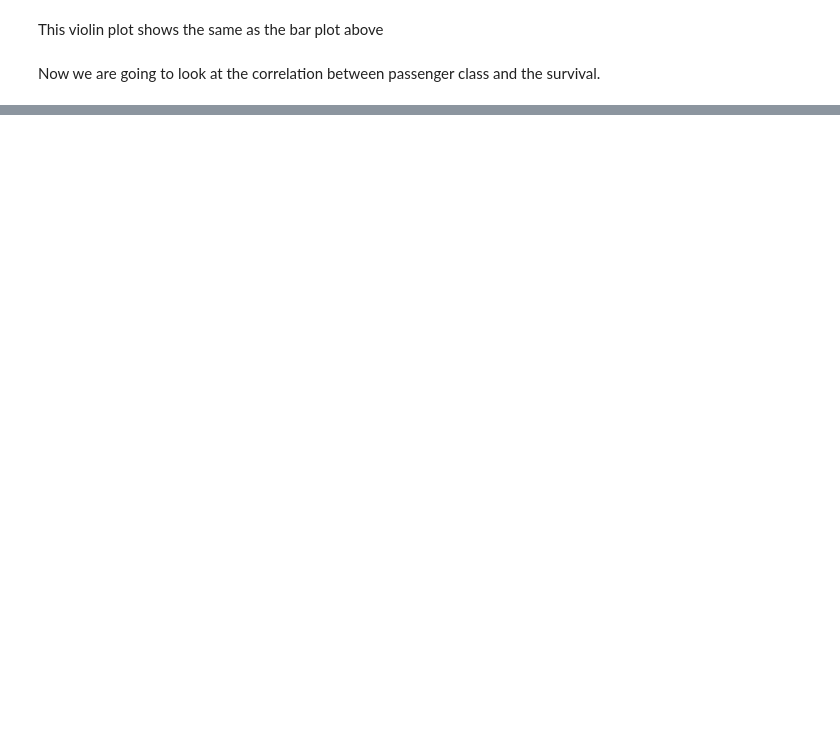
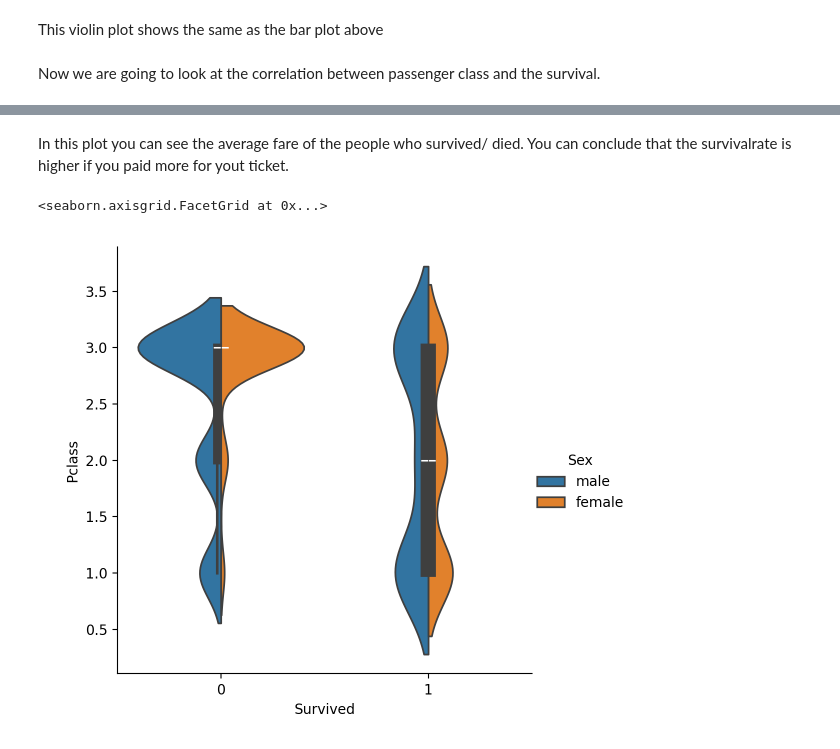
Before and after one commit to dhbw-ma-ppp/ppp-2023, a Jupyter notebook: Exercises/BoWichtendahl/exercises_08.ipynb, the cells around one changed output, grey strips where cells are left out. Drawn from its saved outputs; the diff is of its cells as text; code cells hidden in the pictures; blank space fills up the shorter version.

```diff
--- a/Exercises/BoWichtendahl/exercises_08.ipynb
+++ b/Exercises/BoWichtendahl/exercises_08.ipynb
@@ -93,0 +96,7 @@ sns.catplot(data=titanic_data, kind="bar", x="Survived", y="Fare", hue="Sex")
+# %% [markdown]
+In this plot you can see the average fare of the people who survived/ died. You can conclude that the survivalrate is higher if you paid more for yout ticket.
+# %%
+sns.catplot(data=titanic_data, kind="violin", x="Survived", y="Pclass", hue="Sex", split=True)
+# %% [output]
+<seaborn.axisgrid.FacetGrid at 0x...>
+[figure, added]
```
Also changed, not shown: parts of 6 cells of this notebook.
